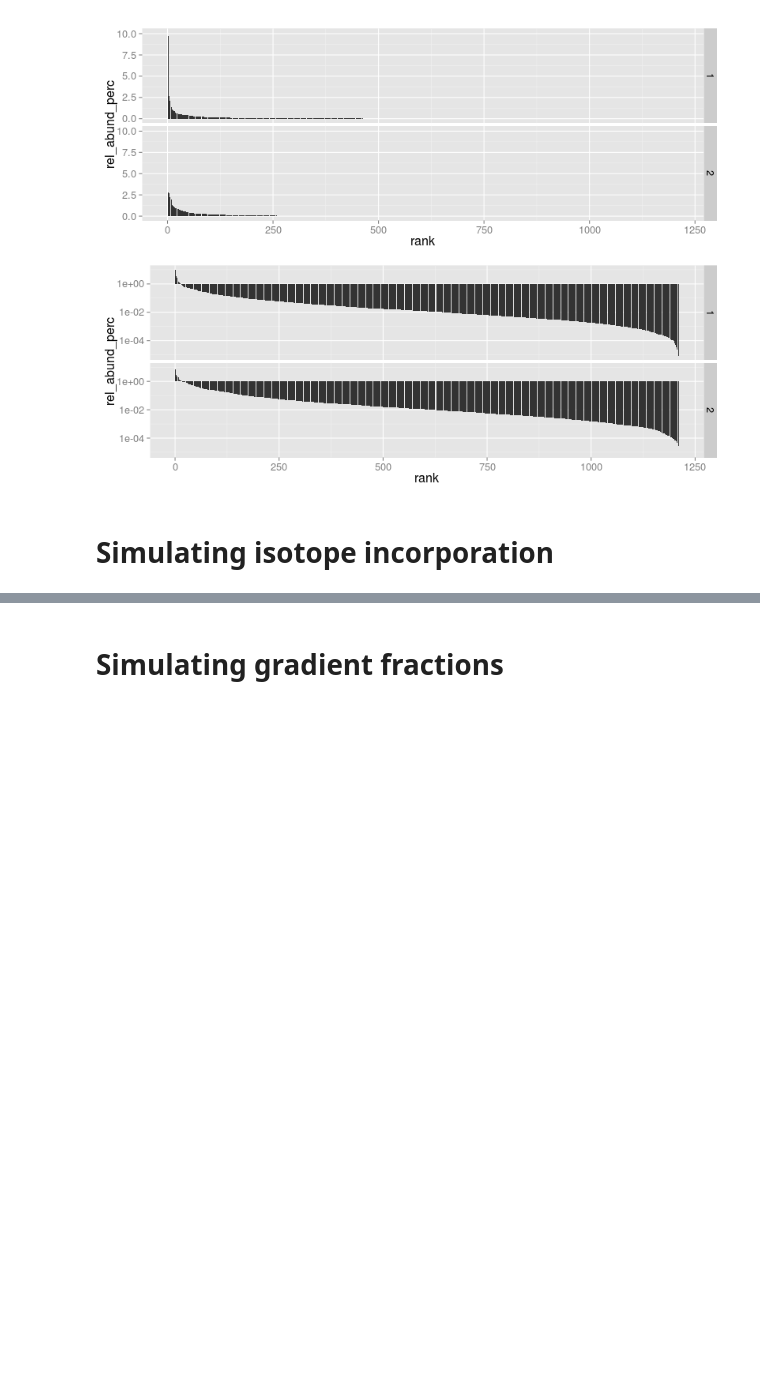
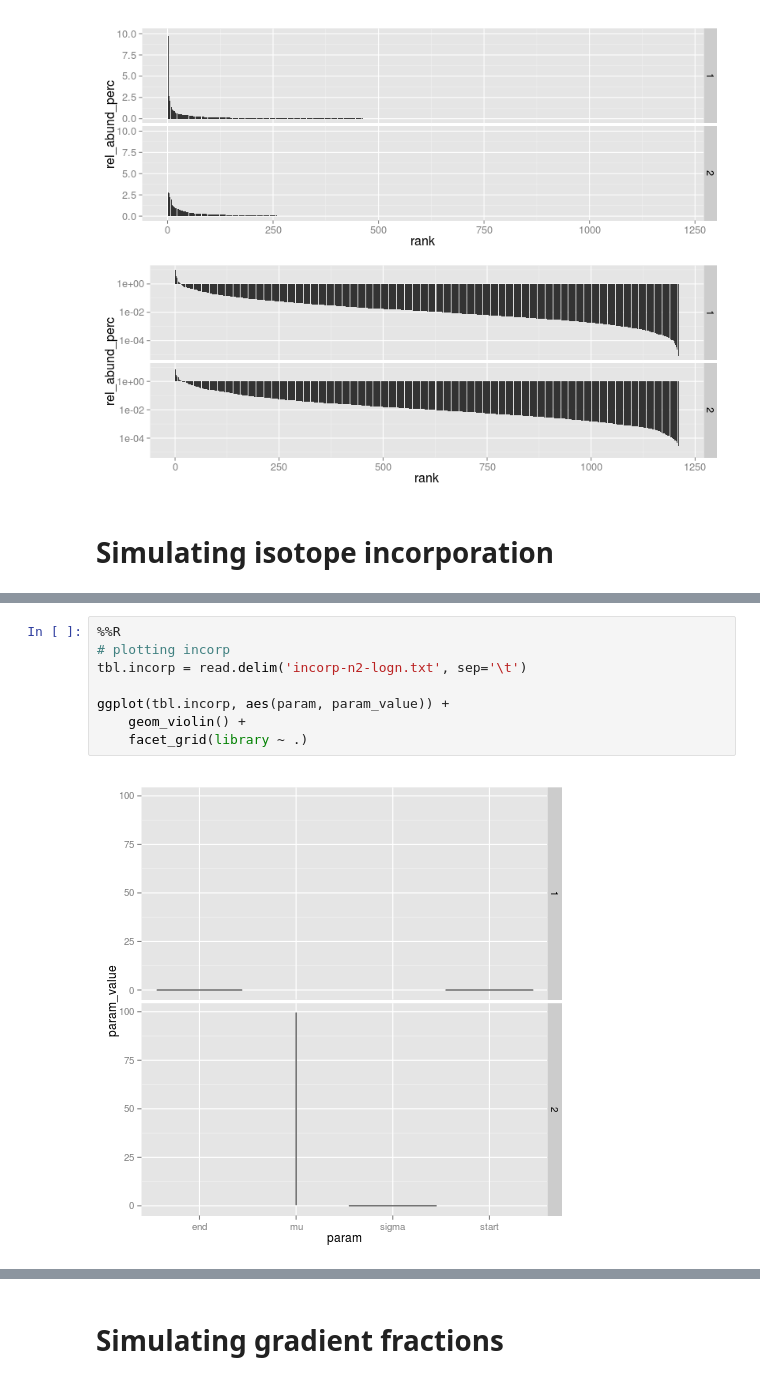
Before and after one commit to nick-youngblut/SIPSim, a Jupyter notebook: ipynb/bac_genome/all/nl2/inc_v_noInc/inc0_v_inc10.ipynb, the cells around one changed output, grey strips where cells are left out. Saved outputs shown, nothing was run; the diff lists cells and outputs as text; blank space fills up the shorter version.

```diff
--- a/ipynb/bac_genome/all/nl2/inc_v_noInc/inc0_v_inc10.ipynb
+++ b/ipynb/bac_genome/all/nl2/inc_v_noInc/inc0_v_inc10.ipynb
@@ -181,0 +174,10 @@ library taxon_name      distribution_index      distribution    weight  param
+# %%
+%%R
+# plotting incorp
+tbl.incorp = read.delim('incorp-n2-logn.txt', sep='\t')
+
+ggplot(tbl.incorp, aes(param, param_value)) +
+    geom_violin() +
+    facet_grid(library ~ .)
+# %% [output]
+[figure, added]
```
Also changed, not shown: parts of 20 cells of this notebook, 3 other files.
